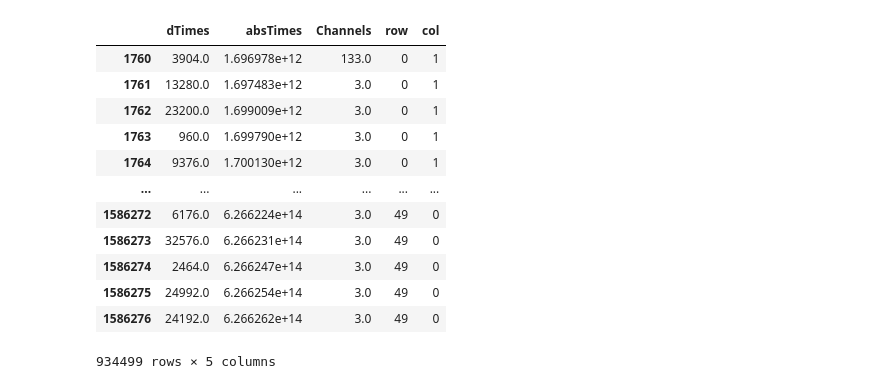
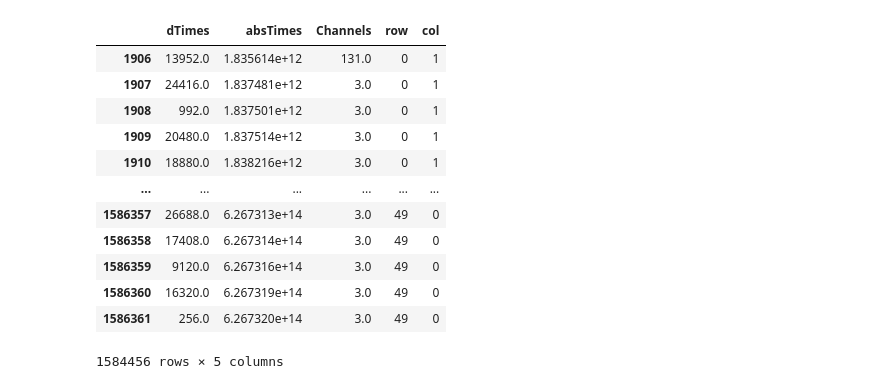
Before and after one commit to MikelElorza/Data-analysis, a Jupyter notebook: Narrow field/Imaging/Imaging_with_markers.ipynb, the cells around one changed output. Saved outputs shown, nothing was run; the diff lists cells and outputs as text; code cells hidden in the pictures.

```diff
--- a/Narrow field/Imaging/Imaging_with_markers.ipynb
+++ b/Narrow field/Imaging/Imaging_with_markers.ipynb
@@ -55,22 +53,25 @@ nrows=np.sum(df['m1'][df['row']==2])
 col=np.array([f(x) for x in np.cumsum(m1)],dtype=int)
 df['col']=col
 # %%
-data= df[df['rm'] ==1]
-data.drop(columns=['m1', 'm2','m3','markers','rm'])
+data= df[df['rm'] !=1]
+data=df[np.cumsum(df['m3'])!=0]#remove data before starting measurement (data start after the first m3 marker)
+data=data.drop(columns=['m1', 'm2','m3','markers','rm'])
-# %% [output]
-|  | dTimes | absTimes | Channels | row | col |
-| 1760 | 3904.0 | 1.696978e+12 | 133.0 | 0 | 1 |
-| 1761 | 13280.0 | 1.697483e+12 | 3.0 | 0 | 1 |
-| 1762 | 23200.0 | 1.699009e+12 | 3.0 | 0 | 1 |
-| 1763 | 960.0 | 1.699790e+12 | 3.0 | 0 | 1 |
-| 1764 | 9376.0 | 1.700130e+12 | 3.0 | 0 | 1 |
-| ... | ... | ... | ... | ... | ... |
-| 1586272 | 6176.0 | 6.266224e+14 | 3.0 | 49 | 0 |
-| 1586273 | 32576.0 | 6.266231e+14 | 3.0 | 49 | 0 |
-| 1586274 | 2464.0 | 6.266247e+14 | 3.0 | 49 | 0 |
-| 1586275 | 24992.0 | 6.266254e+14 | 3.0 | 49 | 0 |
-| 1586276 | 24192.0 | 6.266262e+14 | 3.0 | 49 | 0 |
-934499 rows × 5 columns
+# %%
+data
+# %% [output]
+|  | dTimes | absTimes | Channels | row | col |
+| 1906 | 13952.0 | 1.835614e+12 | 131.0 | 0 | 1 |
+| 1907 | 24416.0 | 1.837481e+12 | 3.0 | 0 | 1 |
+| 1908 | 992.0 | 1.837501e+12 | 3.0 | 0 | 1 |
+| 1909 | 20480.0 | 1.837514e+12 | 3.0 | 0 | 1 |
+| 1910 | 18880.0 | 1.838216e+12 | 3.0 | 0 | 1 |
+| ... | ... | ... | ... | ... | ... |
+| 1586357 | 26688.0 | 6.267313e+14 | 3.0 | 49 | 0 |
+| 1586358 | 17408.0 | 6.267314e+14 | 3.0 | 49 | 0 |
+| 1586359 | 9120.0 | 6.267316e+14 | 3.0 | 49 | 0 |
+| 1586360 | 16320.0 | 6.267319e+14 | 3.0 | 49 | 0 |
+| 1586361 | 256.0 | 6.267320e+14 | 3.0 | 49 | 0 |
+1584456 rows × 5 columns
 # %%
 xs=np.unique(df['row'])
 ys=np.unique(df['col'])
```
Also changed, not shown: parts of 11 cells of this notebook.
